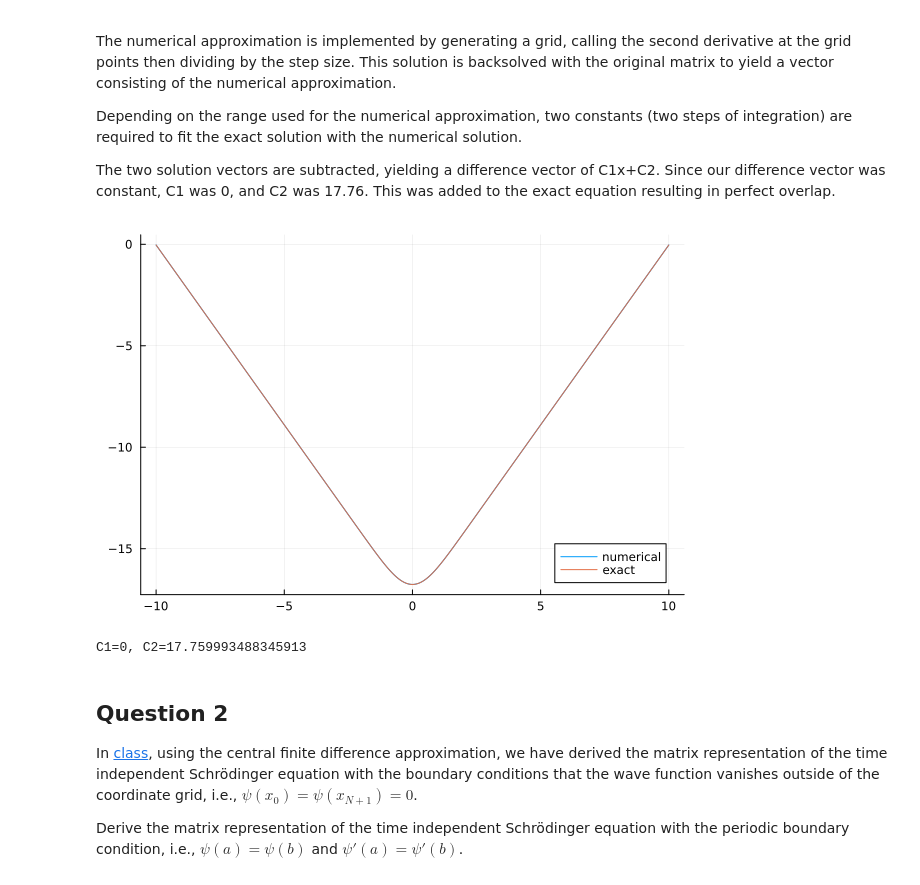
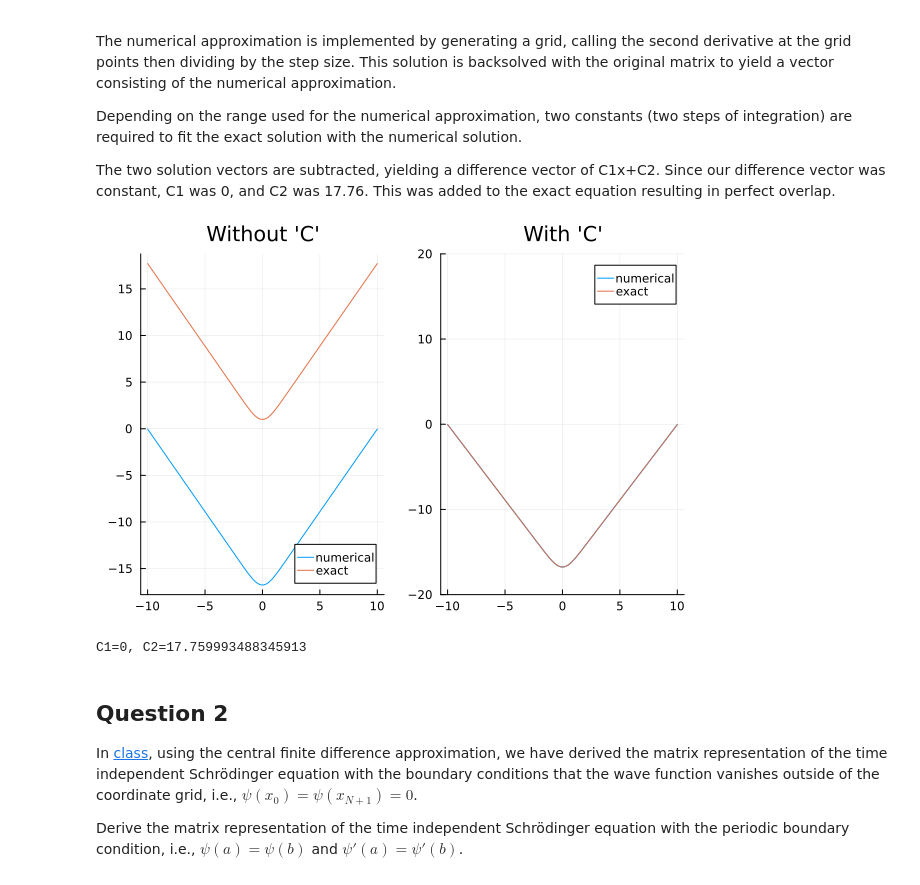
Before and after one commit to jloch206/Comp_Phys_Lochner, a Jupyter notebook: Homework3.ipynb, the cells around one changed output. Cells and saved outputs as stored; diff of their text form; code cells hidden in the pictures.

Commit message:
made graph better

```diff
--- a/Homework3.ipynb
+++ b/Homework3.ipynb
@@ -40,33 +40,37 @@ The two solution vectors are subtracted, yielding a difference vector of C1x+C2.
 # %%
 
 using LinearAlgebra, Plots, SpecialFunctions,Statistics
 x=collect(-10:.02:10)
 Δx=.02
 N=length(x)
 B = 2 .*exp.(-x.^2)
 A = zeros(N,N)
 for i in 1:N, j in 1:N
   abs(i-j)<=1 && (A[i,j]+=1)
   i==j && (A[i,j]-=3)
 end
 A = A/(Δx^2)
 numerical_sol=A\B
 #
 exact_fun=x->sqrt(pi).*erf.(x).*x+exp.(-x.^2)
 exact_sol=exact_fun(x)
 diff=exact_sol-numerical_sol
-#c2=mean(diff)
-#c1=0
-exact_fun=x->sqrt(pi).*erf.(x).*x+exp.(-x.^2) +c1 .*x  .-c2
-exact_sol=exact_fun(x)
+c2=mean(diff)
+c1=0
+exact_fun1=x->sqrt(pi).*erf.(x).*x+exp.(-x.^2) +c1 .*x  .-c2
+exact_sol1=exact_fun1(x)
 #
 pt1=Plots.plot(x,numerical_sol,label="numerical")
-Plots.plot!(pt1,x,exact_sol,label="exact")
+Plots.plot!(pt1,x,exact_sol,label="exact",title="Without 'C'")
+pt2=Plots.plot(x,numerical_sol,label="numerical")
+Plots.plot!(pt2,x,exact_sol1,label="exact",title="With 'C'")
 ##
-display(pt1)
+ylims!(pt2,-20,20)
+display(plot(pt1,pt2))
+
 print("C1=",c1, ", C2=",c2)
 # %% [output]
-[figure, old version]
+[figure, new version]
 C1=0, C2=17.759993488345913
 # %% [markdown]
 ## Question 2
```
